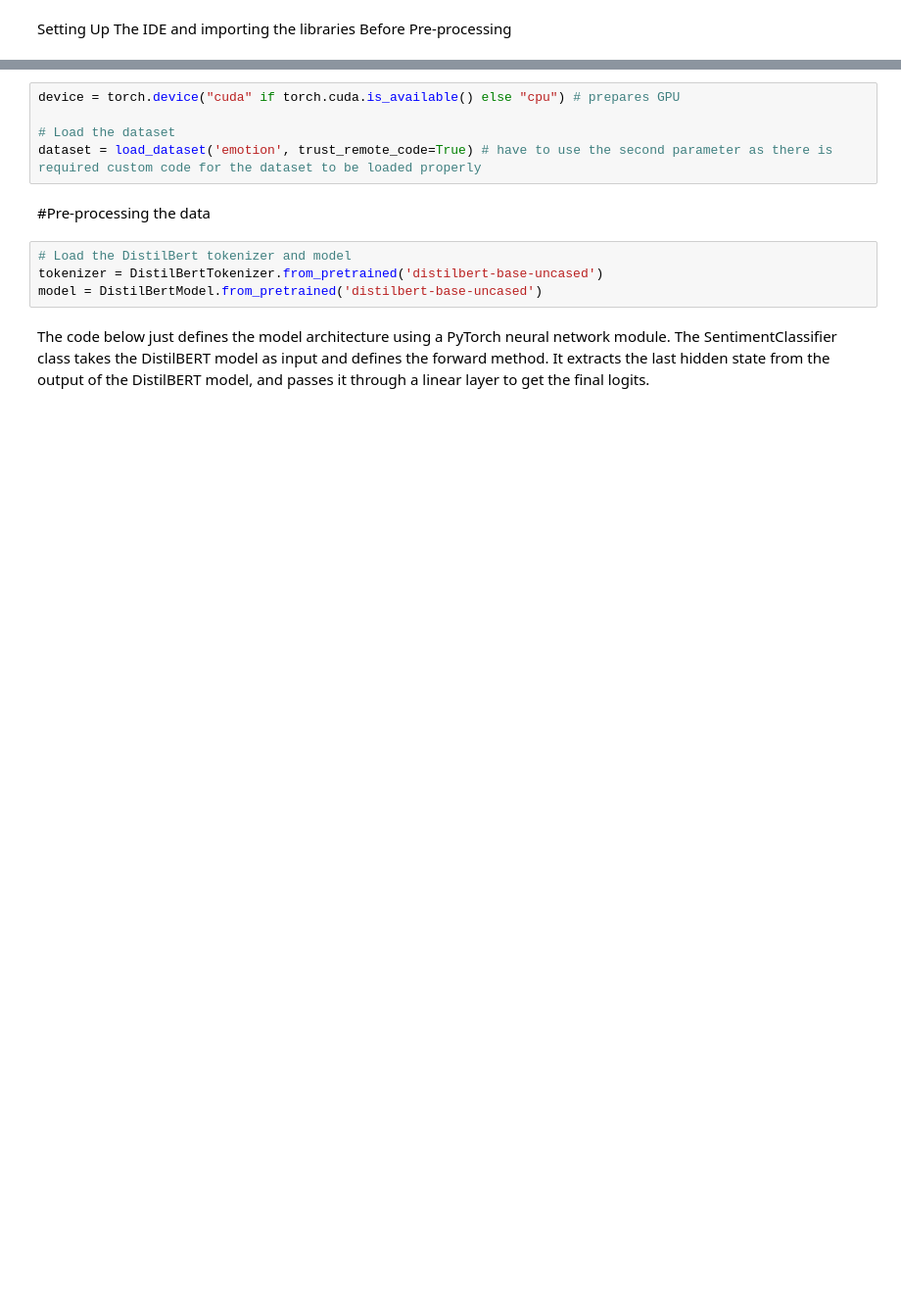
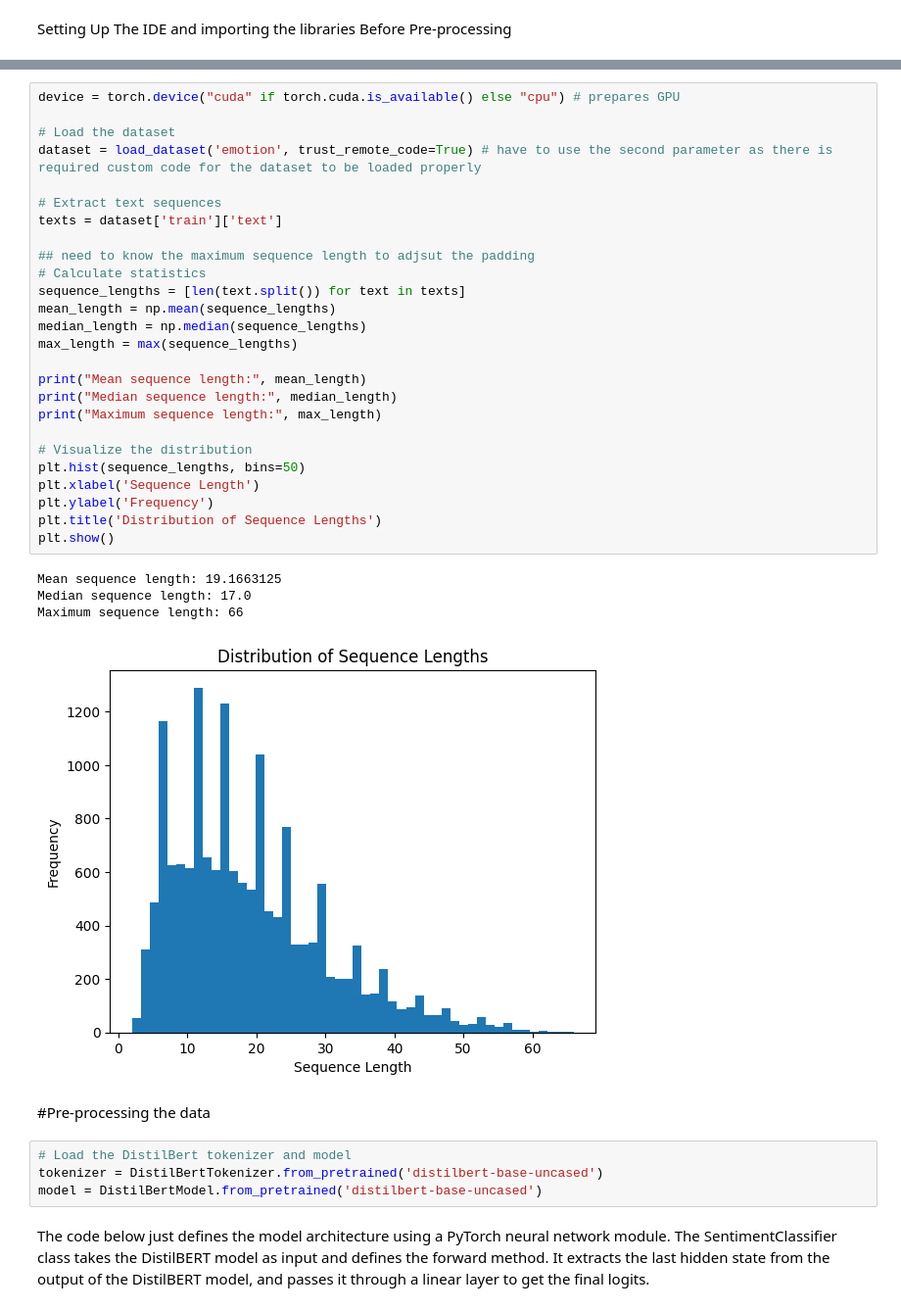
Before and after one commit to essat20/NLP-CW, a Jupyter notebook: NLP_CW_2.ipynb, the cells around one changed output, grey strips where cells are left out. Shown: that part at 98% size. Drawn from its saved outputs; the diff is of its cells as text; blank space fills up the shorter version.

```diff
--- a/NLP_CW_2.ipynb
+++ b/NLP_CW_2.ipynb
@@ -32,8 +54,34 @@ from sklearn.metrics import confusion_matrix # so i can display the confusion ma
 # %%
 device = torch.device("cuda" if torch.cuda.is_available() else "cpu") # prepares GPU
 
 # Load the dataset
 dataset = load_dataset('emotion', trust_remote_code=True) # have to use the second parameter as there is required custom code for the dataset to be loaded properly
+
+# Extract text sequences
+texts = dataset['train']['text']
+
+## need to know the maximum sequence length to adjsut the padding
+# Calculate statistics
+sequence_lengths = [len(text.split()) for text in texts]
+mean_length = np.mean(sequence_lengths)
+median_length = np.median(sequence_lengths)
+max_length = max(sequence_lengths)
+
+print("Mean sequence length:", mean_length)
+print("Median sequence length:", median_length)
+print("Maximum sequence length:", max_length)
+
+# Visualize the distribution
+plt.hist(sequence_lengths, bins=50)
+plt.xlabel('Sequence Length')
+plt.ylabel('Frequency')
+plt.title('Distribution of Sequence Lengths')
+plt.show()
+# %% [output]
+Mean sequence length: 19.1663125
+Median sequence length: 17.0
+Maximum sequence length: 66
+[figure, added]
 # %% [markdown]
 #Pre-processing the data
 # %%
```
Also changed, not shown: parts of 8 cells of this notebook.
